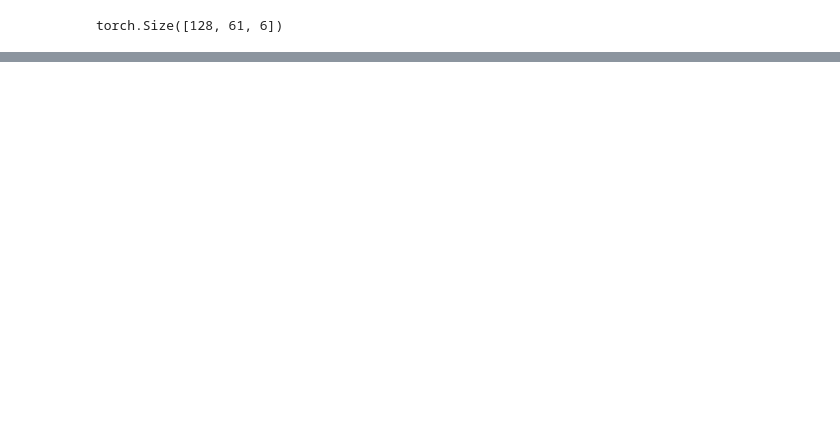
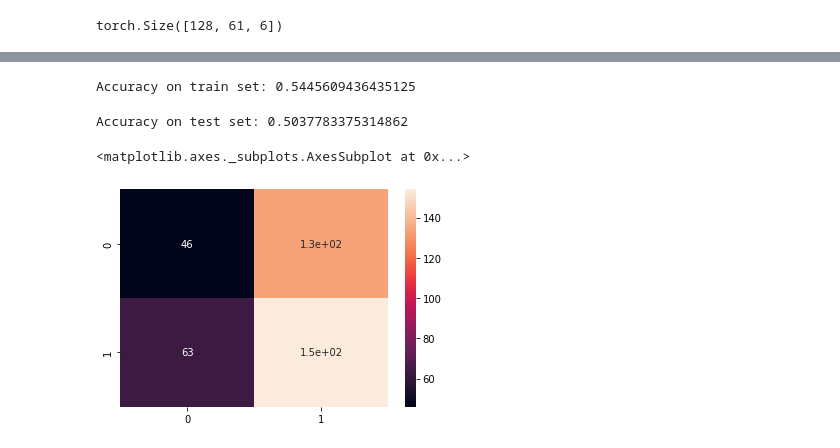
Before and after one commit to dv-rastogi/ml-pg-project, a Jupyter notebook: GANS/main.ipynb, the cells around one changed output, grey strips where cells are left out. Saved outputs shown, nothing was run; the diff lists cells and outputs as text; code cells hidden in the pictures; blank space fills up the shorter version.

```diff
--- a/GANS/main.ipynb
+++ b/GANS/main.ipynb
@@ -128,12 +159,15 @@ class Discriminator(nn.Module):
 criterion = torch.nn.BCELoss()
 
 generator = Generator(TOTAL_FEATURES, DAYS)
+generator = generator.to(device)
+
 discriminator = Discriminator(TOTAL_FEATURES)
+discriminator = discriminator.to(device)
 
-optimizer_G = torch.optim.Adam(generator.parameters(), lr=0.001)
-optimizer_D = torch.optim.SGD(discriminator.parameters(), lr=0.001)
+optimizer_G = torch.optim.Adam(generator.parameters(), lr=0.002)
+optimizer_D = torch.optim.Adam(discriminator.parameters(), lr=0.002)
 # %%
-NUM_EPOCHS = 100
+NUM_EPOCHS = 50
 # %%
 for epoch in range(NUM_EPOCHS):
     running_G_loss, running_D_loss = 0, 0
@@ -198,0 +273,17 @@ KeyboardInterrupt:
+# %%
+correct = 0
+real_closing, fake_closing = [], []
+for i in range(len(train_ds)):
+    data = train_ds[i].to(device)
+    data = data.unsqueeze(0)
+    real_prev, real_now = data[:, :-1], data[:, -1]
+    fake_now = generator(real_prev)
+    real_up = real_now[:, 0] > real_prev[:, -1, 0]
+    fake_up = fake_now[0] > real_prev[:, -1, 0]
+    correct += (real_up == fake_up).item()
+    real_closing.append(int(real_up.item()))
+    fake_closing.append(int(fake_up.item()))
+correct /= len(train_ds)
+print(f'Accuracy on train set: {correct}')
+# %% [output]
+Accuracy on train set: 0.5445609436435125
@@ -198,0 +294,22 @@ KeyboardInterrupt:
+# %%
+correct = 0
+real_closing, fake_closing = [], []
+for i in range(len(test_ds)):
+    data = test_ds[i].to(device)
+    data = data.unsqueeze(0)
+    real_prev, real_now = data[:, :-1], data[:, -1]
+    fake_now = generator(real_prev)
+    real_up = real_now[:, 0] > real_prev[:, -1, 0]
+    fake_up = fake_now[0] > real_prev[:, -1, 0]
+    correct += (real_up == fake_up).item()
+    real_closing.append(int(real_up.item()))
+    fake_closing.append(int(fake_up.item()))
+correct /= len(test_ds)
+print(f'Accuracy on test set: {correct}')
+# %% [output]
+Accuracy on test set: 0.5037783375314862
+# %%
+sns.heatmap(confusion_matrix(real_closing, fake_closing), annot=True)
+# %% [output]
+<matplotlib.axes._subplots.AxesSubplot at 0x...>
+[figure, added]
```
Also changed, not shown: parts of 10 cells of this notebook, 1 other file.
